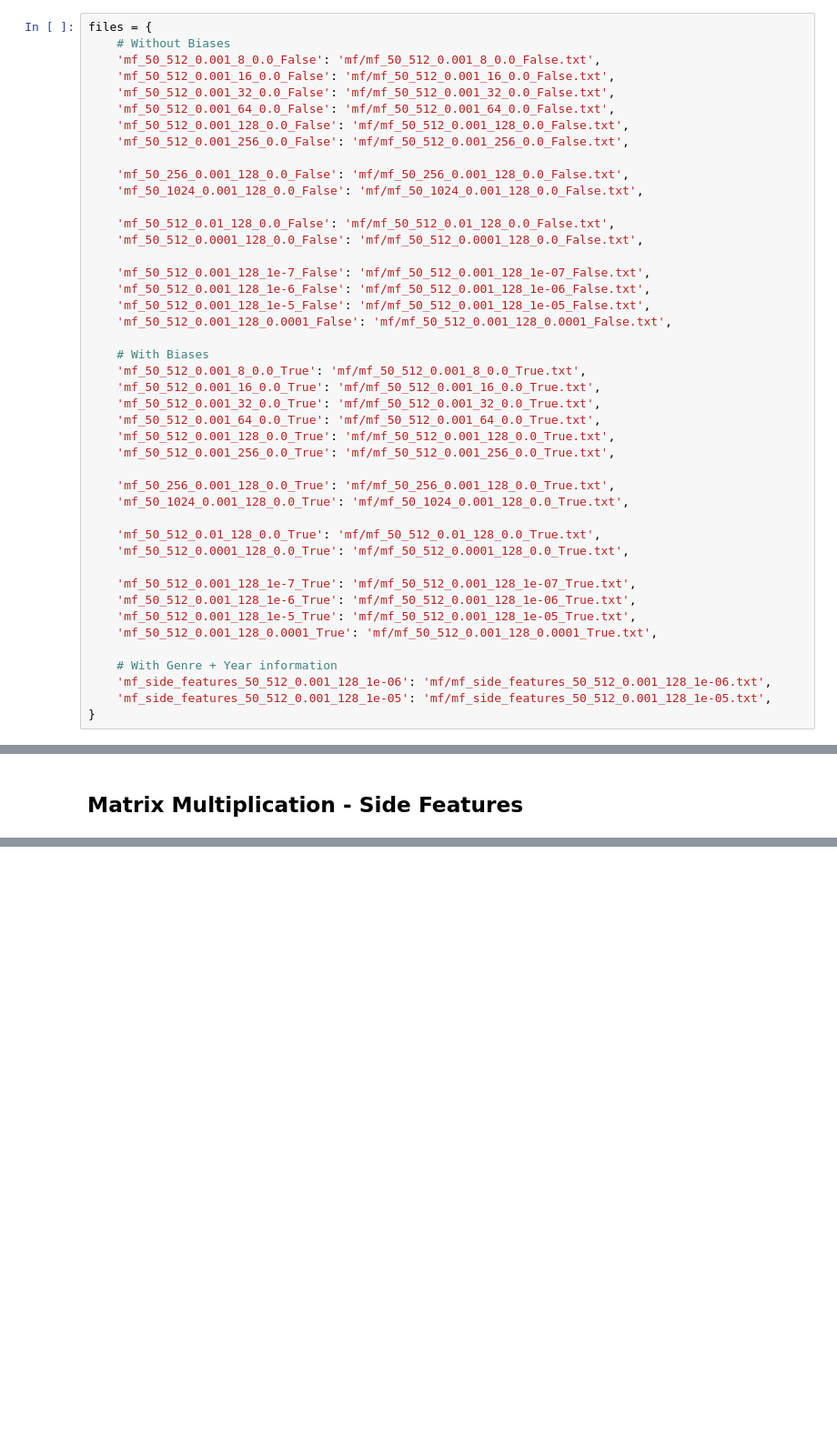
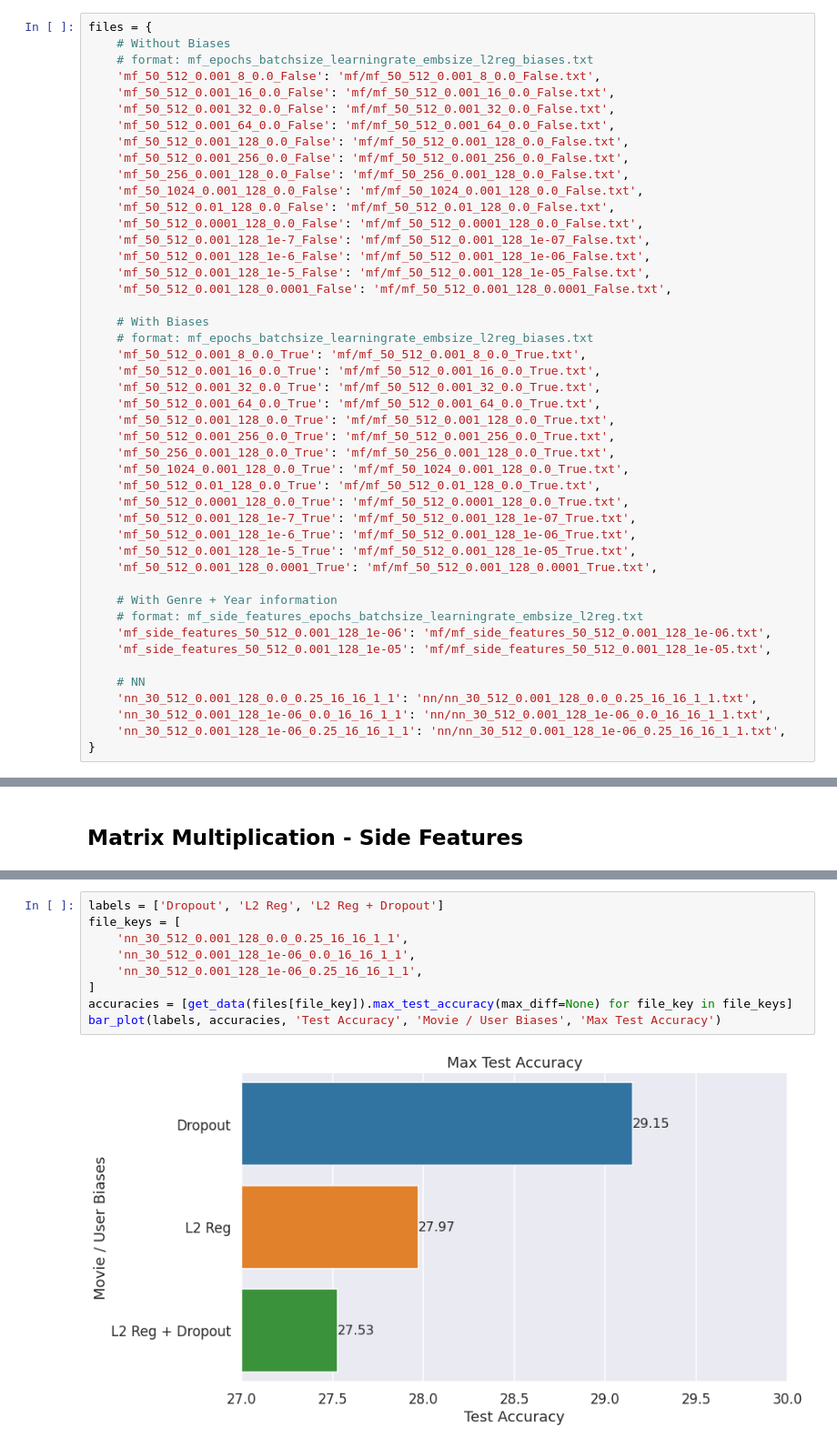
Before and after one commit to hardikp/movielens, a Jupyter notebook: logs/plot_datapoints.ipynb, the cells around one changed output, grey strips where cells are left out. Shown: that part at 91% size. Drawn from its saved outputs; the diff is of its cells as text; blank space fills up the shorter version.

```diff
--- a/logs/plot_datapoints.ipynb
+++ b/logs/plot_datapoints.ipynb
@@ -53,46 +53,48 @@ def get_data(filename):
 # %%
 files = {
     # Without Biases
+    # format: mf_epochs_batchsize_learningrate_embsize_l2reg_biases.txt
     'mf_50_512_0.001_8_0.0_False': 'mf/mf_50_512_0.001_8_0.0_False.txt',
     'mf_50_512_0.001_16_0.0_False': 'mf/mf_50_512_0.001_16_0.0_False.txt',
     'mf_50_512_0.001_32_0.0_False': 'mf/mf_50_512_0.001_32_0.0_False.txt',
     'mf_50_512_0.001_64_0.0_False': 'mf/mf_50_512_0.001_64_0.0_False.txt',
     'mf_50_512_0.001_128_0.0_False': 'mf/mf_50_512_0.001_128_0.0_False.txt',
     'mf_50_512_0.001_256_0.0_False': 'mf/mf_50_512_0.001_256_0.0_False.txt',
-
     'mf_50_256_0.001_128_0.0_False': 'mf/mf_50_256_0.001_128_0.0_False.txt',
     'mf_50_1024_0.001_128_0.0_False': 'mf/mf_50_1024_0.001_128_0.0_False.txt',
-
     'mf_50_512_0.01_128_0.0_False': 'mf/mf_50_512_0.01_128_0.0_False.txt',
     'mf_50_512_0.0001_128_0.0_False': 'mf/mf_50_512_0.0001_128_0.0_False.txt',
-
     'mf_50_512_0.001_128_1e-7_False': 'mf/mf_50_512_0.001_128_1e-07_False.txt',
     'mf_50_512_0.001_128_1e-6_False': 'mf/mf_50_512_0.001_128_1e-06_False.txt',
     'mf_50_512_0.001_128_1e-5_False': 'mf/mf_50_512_0.001_128_1e-05_False.txt',
     'mf_50_512_0.001_128_0.0001_False': 'mf/mf_50_512_0.001_128_0.0001_False.txt',
 
     # With Biases
+    # format: mf_epochs_batchsize_learningrate_embsize_l2reg_biases.txt
     'mf_50_512_0.001_8_0.0_True': 'mf/mf_50_512_0.001_8_0.0_True.txt',
     'mf_50_512_0.001_16_0.0_True': 'mf/mf_50_512_0.001_16_0.0_True.txt',
     'mf_50_512_0.001_32_0.0_True': 'mf/mf_50_512_0.001_32_0.0_True.txt',
     'mf_50_512_0.001_64_0.0_True': 'mf/mf_50_512_0.001_64_0.0_True.txt',
     'mf_50_512_0.001_128_0.0_True': 'mf/mf_50_512_0.001_128_0.0_True.txt',
     'mf_50_512_0.001_256_0.0_True': 'mf/mf_50_512_0.001_256_0.0_True.txt',
-
     'mf_50_256_0.001_128_0.0_True': 'mf/mf_50_256_0.001_128_0.0_True.txt',
     'mf_50_1024_0.001_128_0.0_True': 'mf/mf_50_1024_0.001_128_0.0_True.txt',
-
     'mf_50_512_0.01_128_0.0_True': 'mf/mf_50_512_0.01_128_0.0_True.txt',
     'mf_50_512_0.0001_128_0.0_True': 'mf/mf_50_512_0.0001_128_0.0_True.txt',
-
     'mf_50_512_0.001_128_1e-7_True': 'mf/mf_50_512_0.001_128_1e-07_True.txt',
     'mf_50_512_0.001_128_1e-6_True': 'mf/mf_50_512_0.001_128_1e-06_True.txt',
     'mf_50_512_0.001_128_1e-5_True': 'mf/mf_50_512_0.001_128_1e-05_True.txt',
     'mf_50_512_0.001_128_0.0001_True': 'mf/mf_50_512_0.001_128_0.0001_True.txt',
 
     # With Genre + Year information
+    # format: mf_side_features_epochs_batchsize_learningrate_embsize_l2reg.txt
     'mf_side_features_50_512_0.001_128_1e-06': 'mf/mf_side_features_50_512_0.001_128_1e-06.txt',
     'mf_side_features_50_512_0.001_128_1e-05': 'mf/mf_side_features_50_512_0.001_128_1e-05.txt',
+
+    # NN
+    'nn_30_512_0.001_128_0.0_0.25_16_16_1_1': 'nn/nn_30_512_0.001_128_0.0_0.25_16_16_1_1.txt',
+    'nn_30_512_0.001_128_1e-06_0.0_16_16_1_1': 'nn/nn_30_512_0.001_128_1e-06_0.0_16_16_1_1.txt',
+    'nn_30_512_0.001_128_1e-06_0.25_16_16_1_1': 'nn/nn_30_512_0.001_128_1e-06_0.25_16_16_1_1.txt',
 }
 # %%
 def plot_multiple_epochs(labels, file_keys, epoch_offset, plot_label, plot_title):
@@ -286,0 +291,11 @@ bar_plot(labels, accuracies, 'Train Accuracy - Test Accuracy', 'Movie / User Bia
+# %%
+labels = ['Dropout', 'L2 Reg', 'L2 Reg + Dropout']
+file_keys = [
+    'nn_30_512_0.001_128_0.0_0.25_16_16_1_1',
+    'nn_30_512_0.001_128_1e-06_0.0_16_16_1_1',
+    'nn_30_512_0.001_128_1e-06_0.25_16_16_1_1',
+]
+accuracies = [get_data(files[file_key]).max_test_accuracy(max_diff=None) for file_key in file_keys]
+bar_plot(labels, accuracies, 'Test Accuracy', 'Movie / User Biases', 'Max Test Accuracy')
+# %% [output]
+[figure, added]
```
Also changed, not shown: parts of 2 cells of this notebook.
